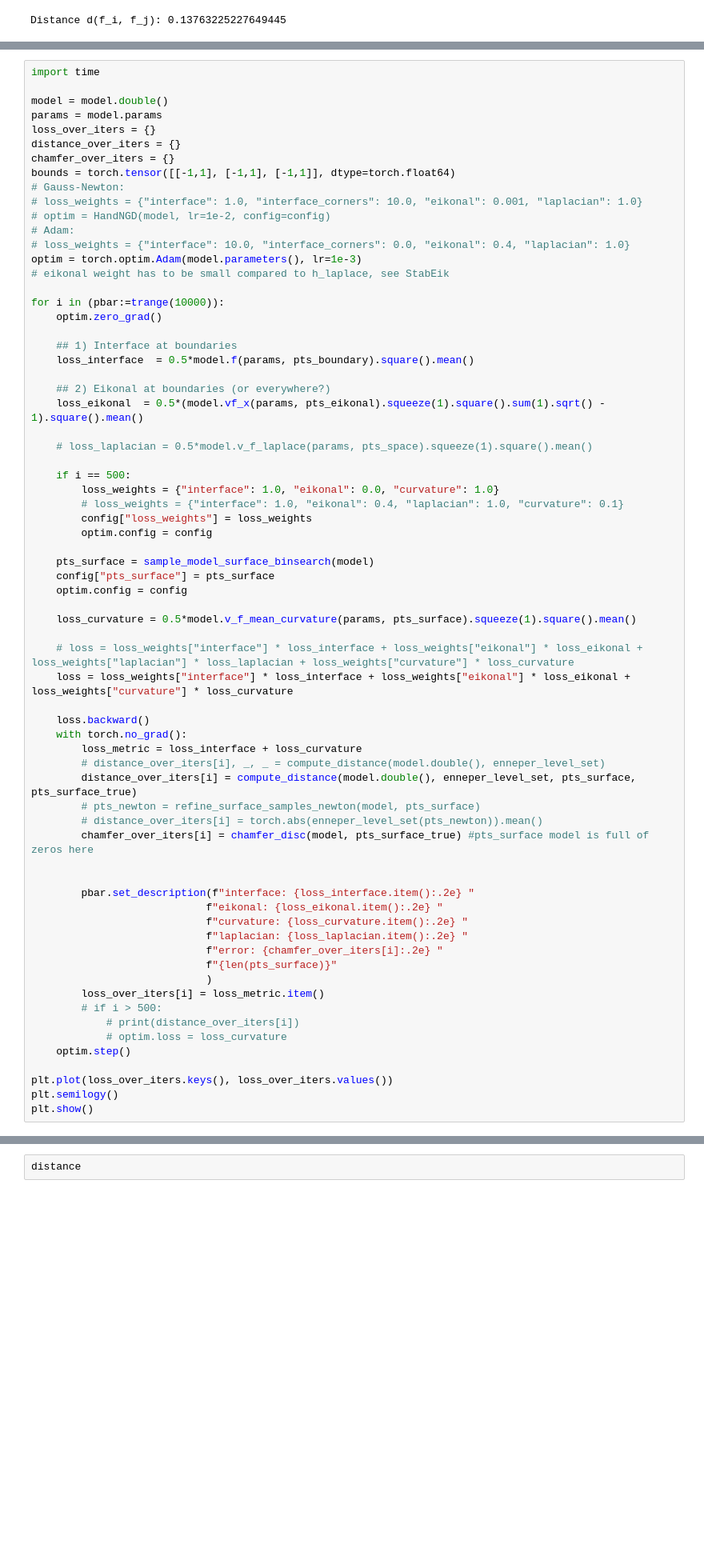
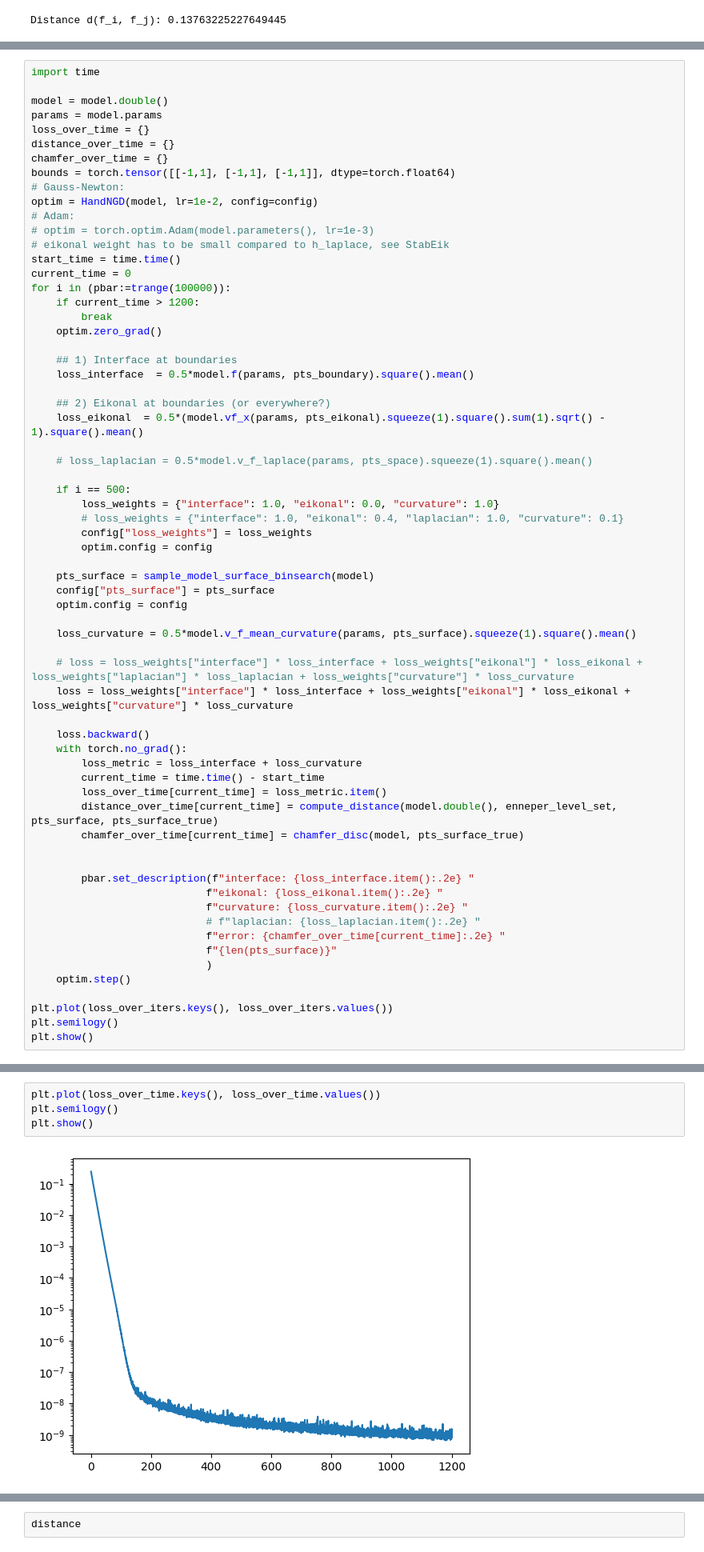
Before and after one commit to JamesAndrewKing/GaussNewtonShapes, a Jupyter notebook: notebooks/enneper_surface_mean_curvature_recover.ipynb, the cells around one changed output, grey strips where cells are left out. Shown at 80% size. Cells and saved outputs as stored; diff of their text form; blank space fills up the shorter version.

```diff
--- a/notebooks/enneper_surface_mean_curvature_recover.ipynb
+++ b/notebooks/enneper_surface_mean_curvature_recover.ipynb
@@ -315,19 +315,20 @@ import time
 
 model = model.double()
 params = model.params
-loss_over_iters = {}
-distance_over_iters = {}
-chamfer_over_iters = {}
+loss_over_time = {}
+distance_over_time = {}
+chamfer_over_time = {}
 bounds = torch.tensor([[-1,1], [-1,1], [-1,1]], dtype=torch.float64)
 # Gauss-Newton:
-# loss_weights = {"interface": 1.0, "interface_corners": 10.0, "eikonal": 0.001, "laplacian": 1.0}
-# optim = HandNGD(model, lr=1e-2, config=config)
+optim = HandNGD(model, lr=1e-2, config=config)
 # Adam:
-# loss_weights = {"interface": 10.0, "interface_corners": 0.0, "eikonal": 0.4, "laplacian": 1.0}
-optim = torch.optim.Adam(model.parameters(), lr=1e-3)
+# optim = torch.optim.Adam(model.parameters(), lr=1e-3)
 # eikonal weight has to be small compared to h_laplace, see StabEik
-
-for i in (pbar:=trange(10000)):
+start_time = time.time()
+current_time = 0
+for i in (pbar:=trange(100000)):
+    if current_time > 1200:
+        break
     optim.zero_grad()
 
     ## 1) Interface at boundaries
@@ -356,24 +357,19 @@ for i in (pbar:=trange(10000)):
     loss.backward()
     with torch.no_grad():
         loss_metric = loss_interface + loss_curvature
-        # distance_over_iters[i], _, _ = compute_distance(model.double(), enneper_level_set)
-        distance_over_iters[i] = compute_distance(model.double(), enneper_level_set, pts_surface, pts_surface_true)
-        # pts_newton = refine_surface_samples_newton(model, pts_surface)
-        # distance_over_iters[i] = torch.abs(enneper_level_set(pts_newton)).mean()
-        chamfer_over_iters[i] = chamfer_disc(model, pts_surface_true) #pts_surface model is full of zeros here
+        current_time = time.time() - start_time
+        loss_over_time[current_time] = loss_metric.item()
+        distance_over_time[current_time] = compute_distance(model.double(), enneper_level_set, pts_surface, pts_surface_true)
+        chamfer_over_time[current_time] = chamfer_disc(model, pts_surface_true)
 
 
         pbar.set_description(f"interface: {loss_interface.item():.2e} "
                             f"eikonal: {loss_eikonal.item():.2e} "
                             f"curvature: {loss_curvature.item():.2e} "
-                            f"laplacian: {loss_laplacian.item():.2e} "
-                            f"error: {chamfer_over_iters[i]:.2e} "
+                            # f"laplacian: {loss_laplacian.item():.2e} "
+                            f"error: {chamfer_over_time[current_time]:.2e} "
                             f"{len(pts_surface)}"
                             )
-        loss_over_iters[i] = loss_metric.item()
-        # if i > 500:
-            # print(distance_over_iters[i])
-            # optim.loss = loss_curvature
     optim.step()
 
 plt.plot(loss_over_iters.keys(), loss_over_iters.values())
@@ -384,3 +380,9 @@ plt.show()
+# %%
+plt.plot(loss_over_time.keys(), loss_over_time.values())
+plt.semilogy()
+plt.show()
+# %% [output]
+[figure, added]
 # %%
 # Generate the mesh using the level set function
 verts, faces = get_mesh(
```
Also changed, not shown: parts of 5 cells of this notebook, 15 other files.
